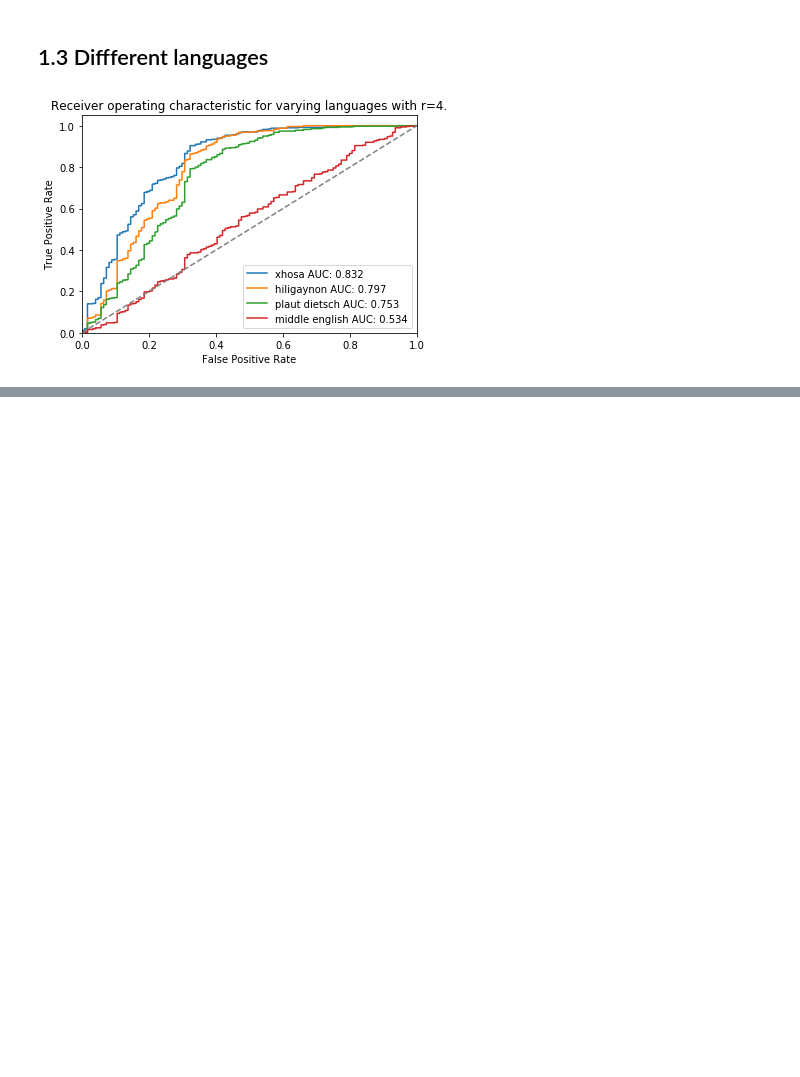
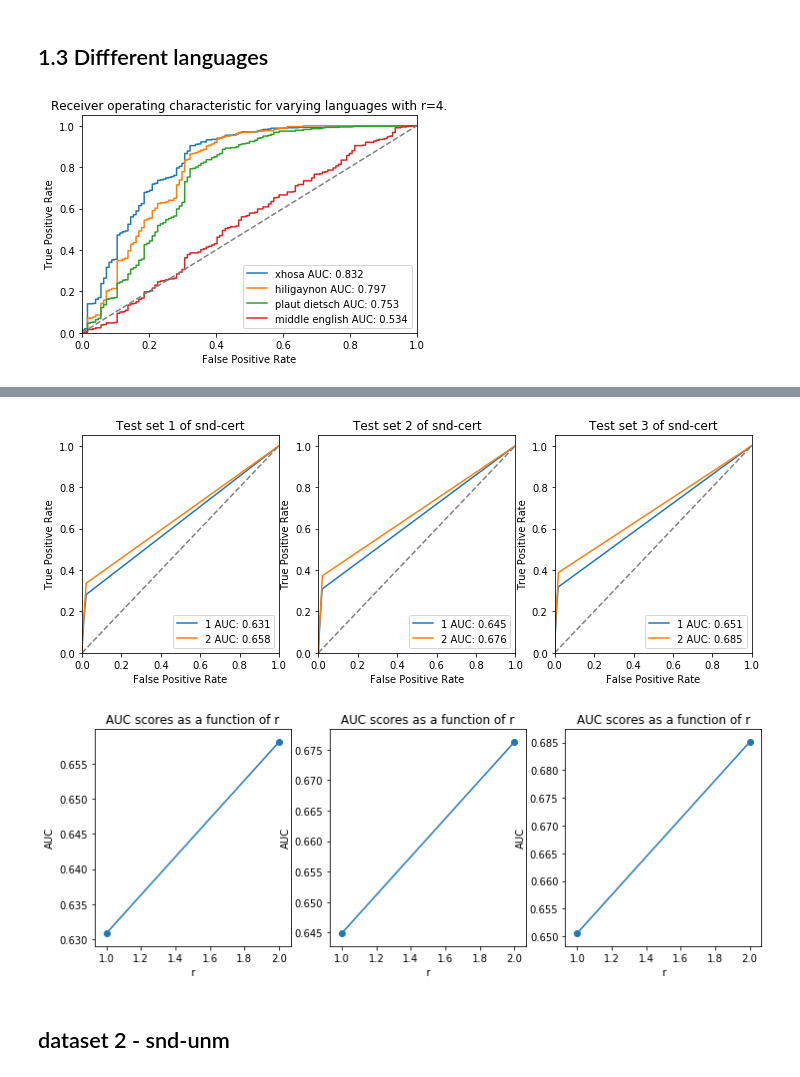
Before and after one commit to DavidLeeftink/NaturalComputing2021, a Jupyter notebook: Assignment_3/David_negative-selection/A3_naturalComputing.ipynb, the cells around one changed output, grey strips where cells are left out. Cells and saved outputs as stored; diff of their text form; code cells hidden in the pictures; blank space fills up the shorter version.

```diff
--- a/Assignment_3/David_negative-selection/A3_naturalComputing.ipynb
+++ b/Assignment_3/David_negative-selection/A3_naturalComputing.ipynb
@@ -110,0 +230,74 @@ plt.show()
+# %%
+## Run all cert test sets, for all r values
+test_sets = ['snd-cert/snd-cert.1.testfixed', 'snd-cert/snd-cert.2.testfixed', 'snd-cert/snd-cert.3.testfixed']
+labels = ['snd-cert/snd-cert.1.labelsfixed', 'snd-cert/snd-cert.2.labelsfixed', 'snd-cert/snd-cert.3.labelsfixed']
+r_values = np.arange(1,3)
+
+fig, ax = plt.subplots(1,3,figsize=(12,4))
+ax = ax.ravel()
+AUC_scores = []
+
+for n, (test_set, label) in enumerate(zip(test_sets, labels)):
+    FPR, TPR, AUC = [], [], np.zeros((len(r_values)))
+
+    for i, r in enumerate(r_values):
+        # write predictions in txt file
+        store_path = 'syscalls/snd-cert/test'+f'1preds_r{str(r)}.txt'
+        os.system('java -jar negsel2.jar -self syscalls/snd-cert/snd-cert.trainfixed -n 7 -r '+str(r)+' -c -l < syscalls/'+test_set +' > '+store_path)
+
+        # load in labels
+        labels = []
+        for line in open('syscalls/'+label, 'r'):
+            labels.append(np.float32(line))
+        labels = np.array(labels)
+
+        ## load in predictions
+        preds, new_labels = [], []
+        for j, line in enumerate(open(store_path, 'r')):
+            line_preds = np.array(line.split()).astype(np.float)
+            preds.extend(line_preds)
+
+            for _ in line_preds:
+                new_labels.append(labels[j])
+
+        preds = np.array(preds)
+        new_labels = np.array(new_labels)
+        assert preds.shape==new_labels.shape
+        print(preds.shape, new_labels.shape)
+
+        ## save fpr, tpr
+        fpr, tpr, _ = roc_curve(y_true=new_labels, y_score=preds)
+        AUC[i] = auc(fpr, tpr)
+        FPR.append(fpr)
+        TPR.append(tpr)
+
+    ## plot ROC curves
+    for i, (fpr, tpr) in enumerate(zip(FPR,TPR)):
+        ax[n].plot(fpr, tpr, label=f'{r_values[i]} AUC: {np.round(AUC[i],3)}')
+    ax[n].plot([0, 1], [0, 1], color='gray', lw=1.5, linestyle='--')
+    ax[n].set_xlim([0.0, 1.0])
+    ax[n].set_ylim([0.0, 1.05])
+    ax[n].set_xlabel('False Positive Rate')
+    ax[n].set_ylabel('True Positive Rate')
+    ax[n].set_title(f'Test set {n+1} of snd-cert')
+    ax[n].legend(loc="lower right")
+
+    AUC_scores.append(AUC)
+
+
+plt.savefig(f'figures/2_snd-cert_r_values.png')
+plt.show()
+
+# Plot r values as scatter plot
+
+fig2, ax2 = plt.subplots(1,3,figsize=(12,4))
+ax2 = ax2.ravel()
+for n, AUC in enumerate(AUC_scores):
+    ax2[n].plot(r_values, AUC)
+    ax2[n].scatter(r_values, AUC)
+    ax2[n].set_xlabel('r')
+    ax2[n].set_ylabel('AUC')
+    ax2[n].set_title('AUC scores as a function of r')
+plt.savefig('figures/1b_auc_scores.png')
+plt.show()
+# %% [output]
@@ -110,0 +310,4 @@ plt.show()
+[figure, added]
+[figure, added]
+# %% [markdown]
+## dataset 2 - snd-unm
```
Also changed, not shown: parts of 7 cells of this notebook, 37 other files.
